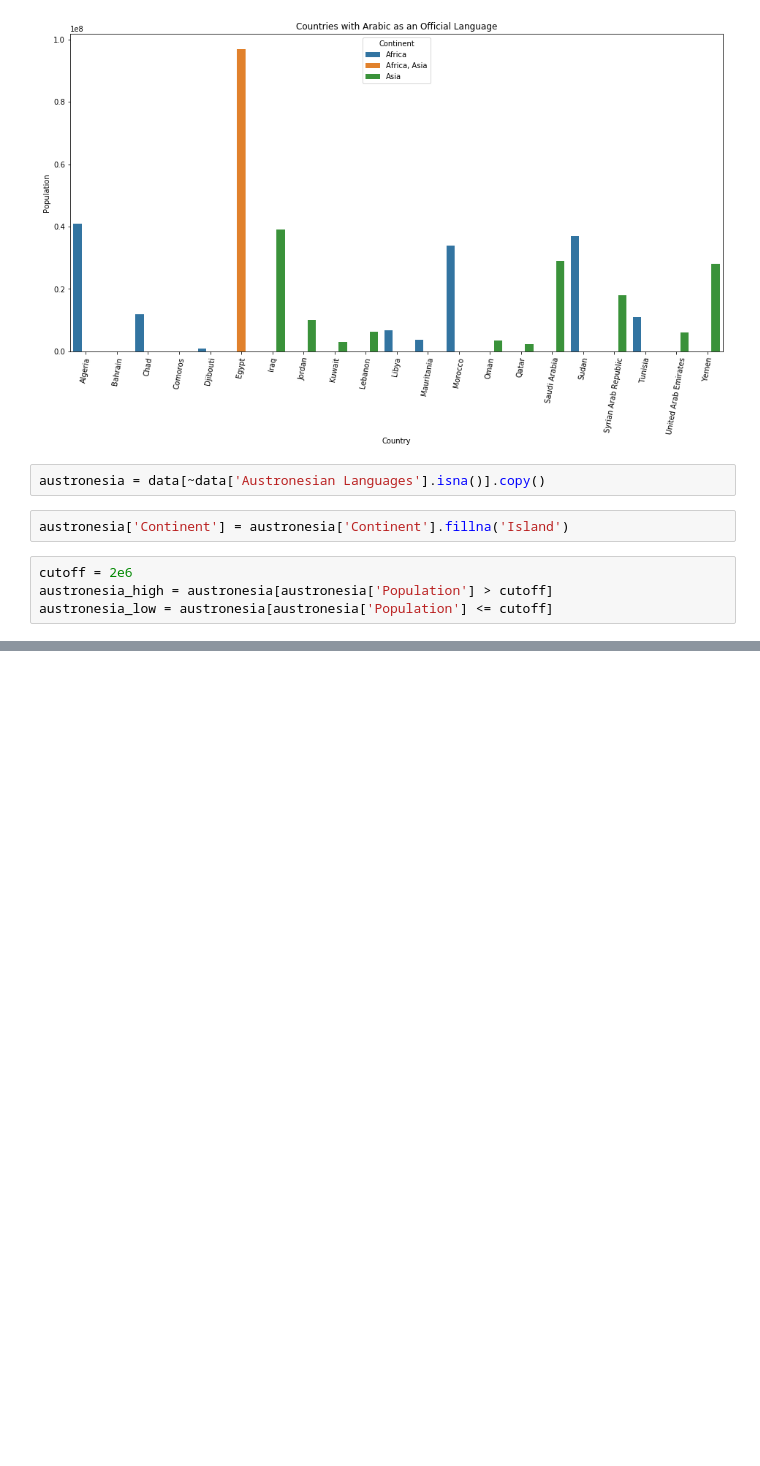
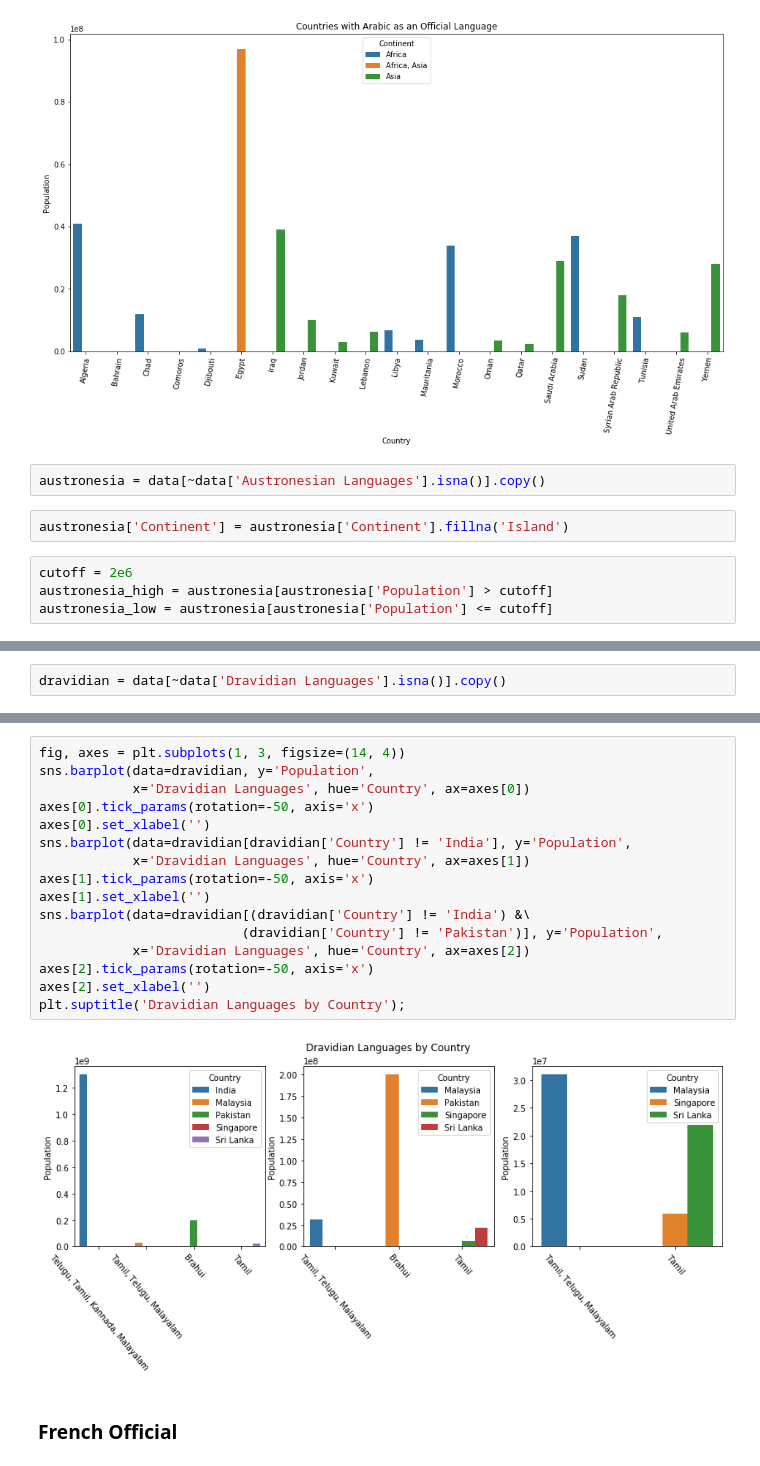
Before and after one commit to gadamico/International-Demographic, a Jupyter notebook: int_demog.ipynb, the cells around one changed output, grey strips where cells are left out. Saved outputs shown, nothing was run; the diff lists cells and outputs as text; blank space fills up the shorter version.

```diff
--- a/int_demog.ipynb
+++ b/int_demog.ipynb
@@ -238,0 +239,2 @@ ax[1].tick_params(rotation=80)
+# %%
+dravidian = data[~data['Dravidian Languages'].isna()].copy()
@@ -238,0 +254,20 @@ ax[1].tick_params(rotation=80)
+# %%
+fig, axes = plt.subplots(1, 3, figsize=(14, 4))
+sns.barplot(data=dravidian, y='Population',
+            x='Dravidian Languages', hue='Country', ax=axes[0])
+axes[0].tick_params(rotation=-50, axis='x')
+axes[0].set_xlabel('')
+sns.barplot(data=dravidian[dravidian['Country'] != 'India'], y='Population',
+            x='Dravidian Languages', hue='Country', ax=axes[1])
+axes[1].tick_params(rotation=-50, axis='x')
+axes[1].set_xlabel('')
+sns.barplot(data=dravidian[(dravidian['Country'] != 'India') &\
+                          (dravidian['Country'] != 'Pakistan')], y='Population',
+            x='Dravidian Languages', hue='Country', ax=axes[2])
+axes[2].tick_params(rotation=-50, axis='x')
+axes[2].set_xlabel('')
+plt.suptitle('Dravidian Languages by Country');
+# %% [output]
+[figure, added]
+# %% [markdown]
+### French Official
```
Also changed, not shown: parts of 7 cells of this notebook, 8 other files.
